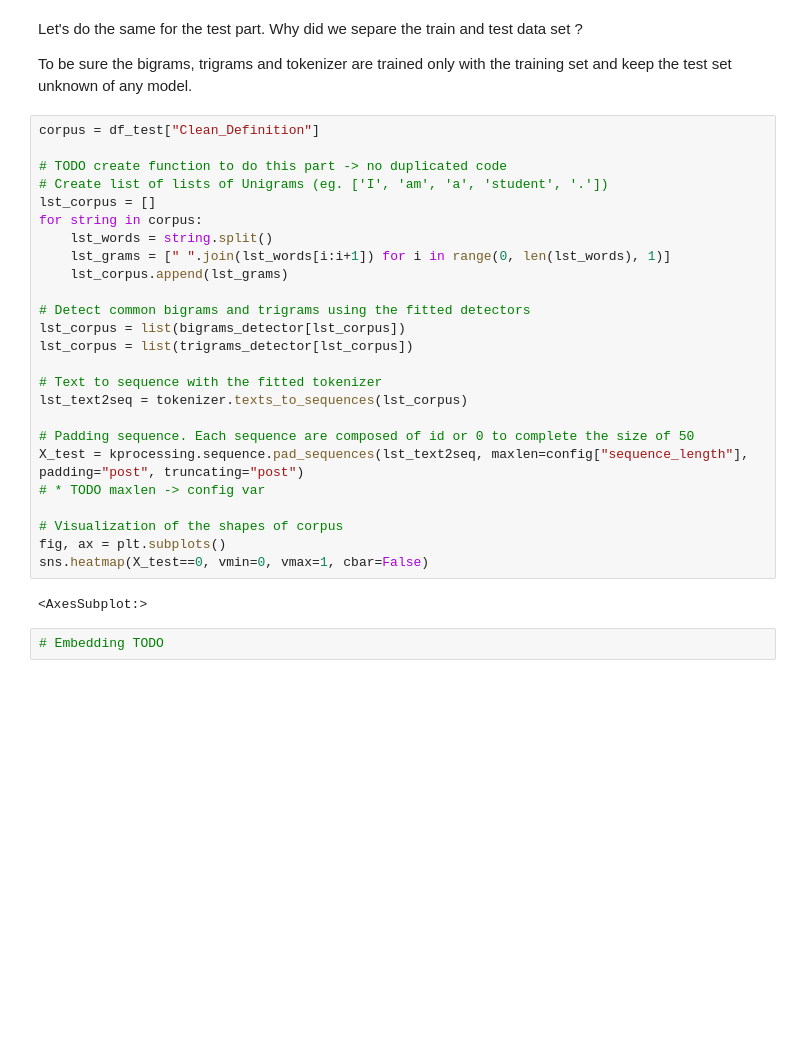
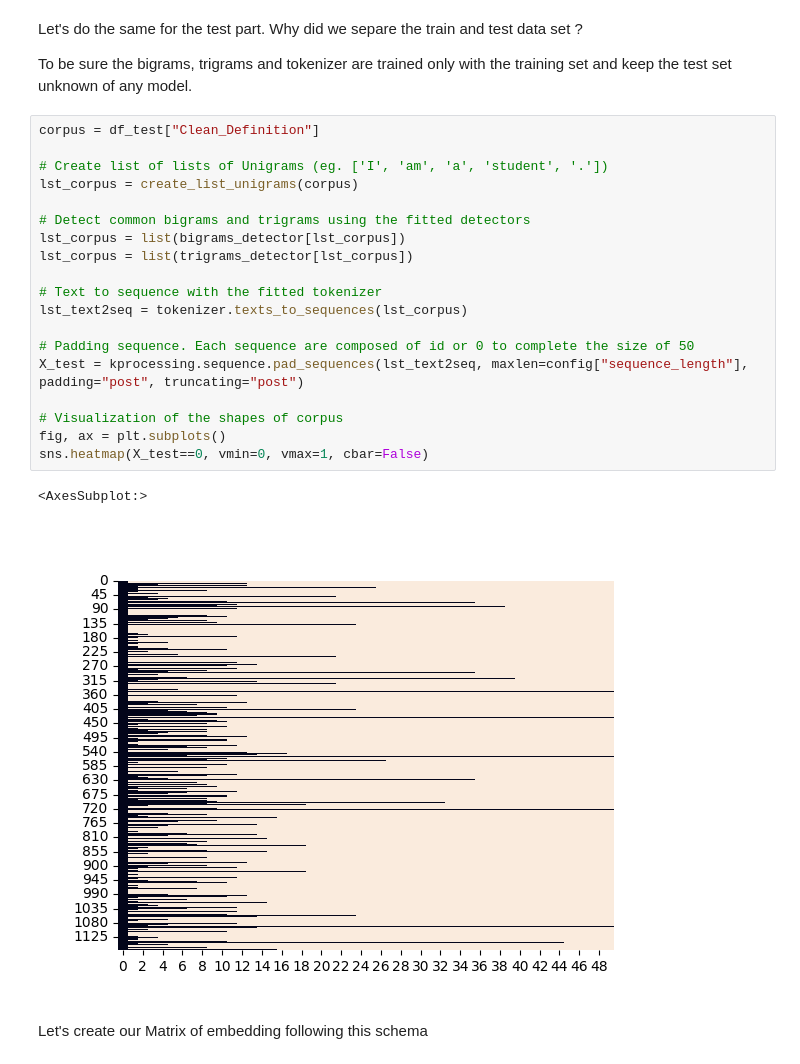
Before and after one commit to sifrproject/UMLS-Types-assignor, a Jupyter notebook: main.ipynb, the cells around one changed output. Drawn from its saved outputs; the diff is of its cells as text; blank space fills up the shorter version.

```diff
--- a/main.ipynb
+++ b/main.ipynb
@@ -272,32 +317,27 @@ To be sure the bigrams, trigrams and tokenizer are trained only with the trainin
 # %%
 corpus = df_test["Clean_Definition"]
 
-# TODO create function to do this part -> no duplicated code
 # Create list of lists of Unigrams (eg. ['I', 'am', 'a', 'student', '.'])
-lst_corpus = []
-for string in corpus:
-    lst_words = string.split()
-    lst_grams = [" ".join(lst_words[i:i+1]) for i in range(0, len(lst_words), 1)]
-    lst_corpus.append(lst_grams)
+lst_corpus = create_list_unigrams(corpus)
 
 # Detect common bigrams and trigrams using the fitted detectors
 lst_corpus = list(bigrams_detector[lst_corpus])
 lst_corpus = list(trigrams_detector[lst_corpus])
 
 # Text to sequence with the fitted tokenizer
 lst_text2seq = tokenizer.texts_to_sequences(lst_corpus)
 
 # Padding sequence. Each sequence are composed of id or 0 to complete the size of 50
 X_test = kprocessing.sequence.pad_sequences(lst_text2seq, maxlen=config["sequence_length"], padding="post", truncating="post")
-# * TODO maxlen -> config var
 
 # Visualization of the shapes of corpus
 fig, ax = plt.subplots()
 sns.heatmap(X_test==0, vmin=0, vmax=1, cbar=False)
 # %% [output]
 <AxesSubplot:>
+[figure, added]
-# %%
-# Embedding TODO
+# %% [markdown]
+Let's create our Matrix of embedding following this schema
 # %% [markdown]
 **Embedding Matrix Explanation**:
 ![Embedding Matrix Explanation](https://miro.medium.com/max/700/1*KvBp0xzRThA7qTXACT4A-g.png)
```
Also changed, not shown: parts of 22 cells of this notebook.
